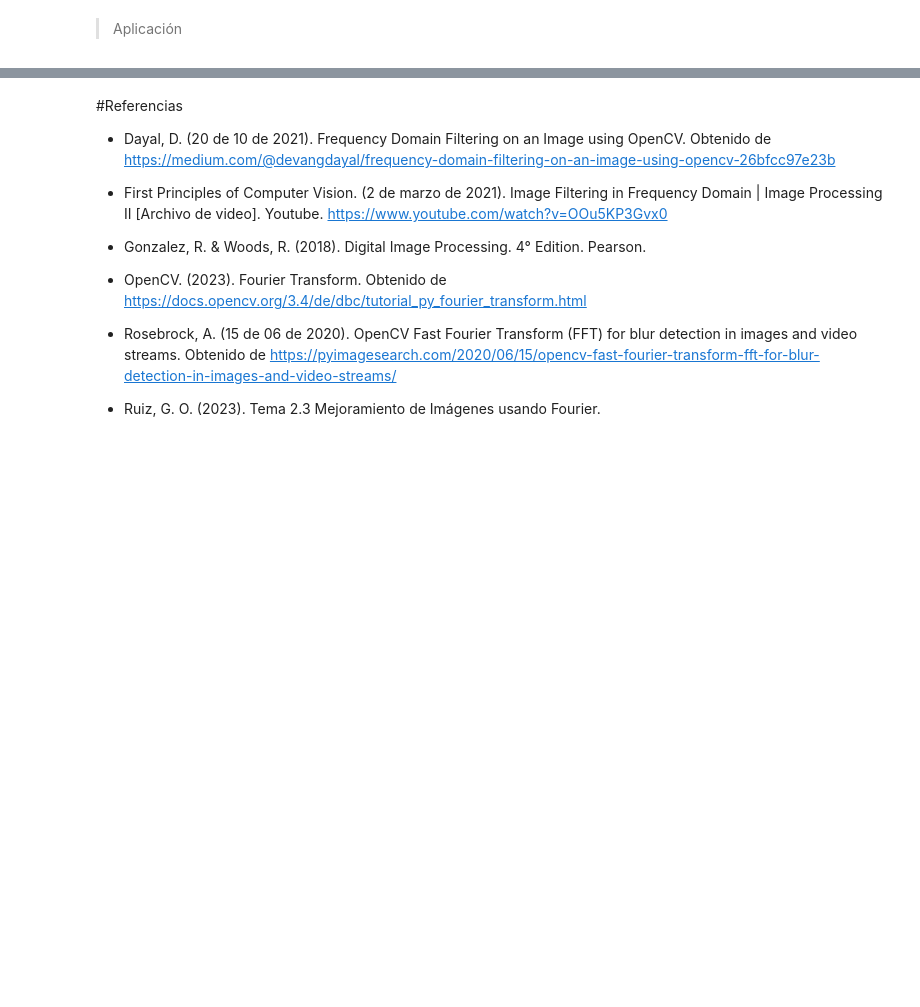
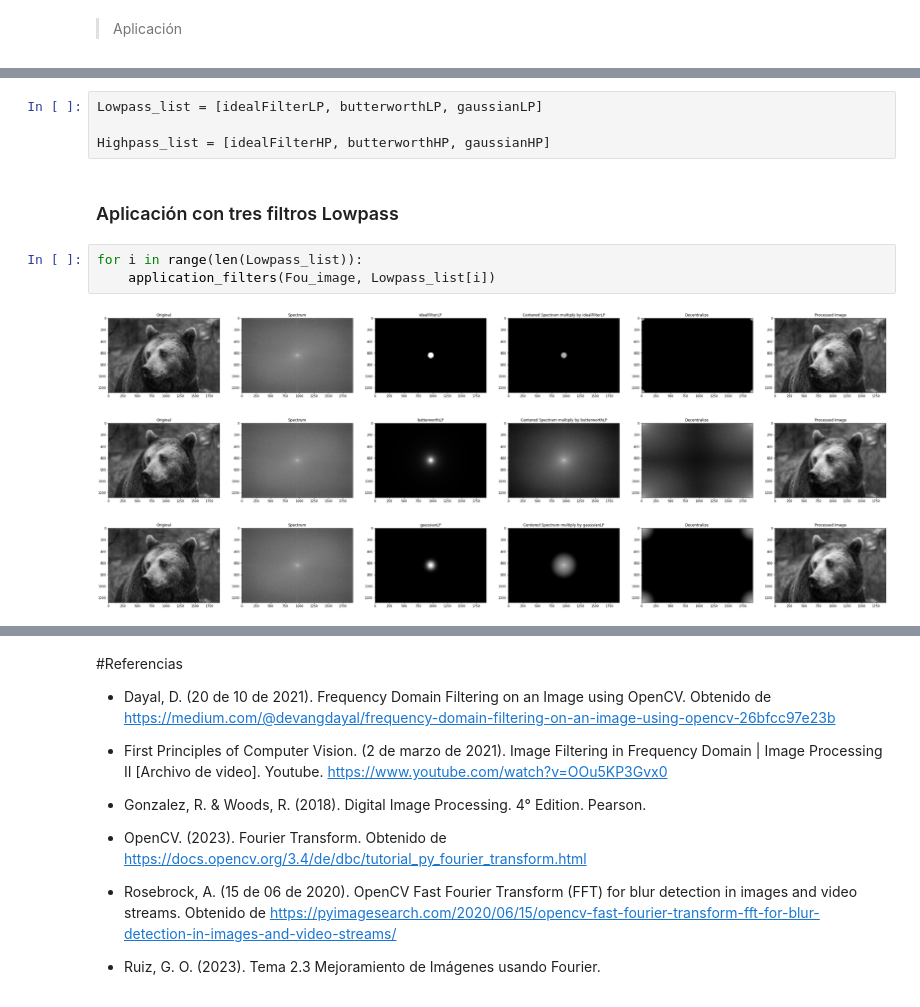
Before and after one commit to AlfonsoVasquezC/ComputervisionMNA, a Jupyter notebook: 5_3_Equipo_1_Google_Colab_Algoritmos_de_mejoramiento_de_imágenes_en_el_dominio_de_Fourier.ipynb, the cells around one changed output, grey strips where cells are left out. Cells and saved outputs as stored; diff of their text form; blank space fills up the shorter version.

```diff
--- a/5_3_Equipo_1_Google_Colab_Algoritmos_de_mejoramiento_de_imágenes_en_el_dominio_de_Fourier.ipynb
+++ b/5_3_Equipo_1_Google_Colab_Algoritmos_de_mejoramiento_de_imágenes_en_el_dominio_de_Fourier.ipynb
@@ -204,0 +257,13 @@ plt.show()
+# %%
+Lowpass_list = [idealFilterLP, butterworthLP, gaussianLP]
+
+Highpass_list = [idealFilterHP, butterworthHP, gaussianHP]
+# %% [markdown]
+### Aplicación con tres filtros Lowpass
+# %%
+for i in range(len(Lowpass_list)):
+    application_filters(Fou_image, Lowpass_list[i])
+# %% [output]
+[figure, added]
+[figure, added]
+[figure, added]
```
Also changed, not shown: parts of 8 cells of this notebook.
